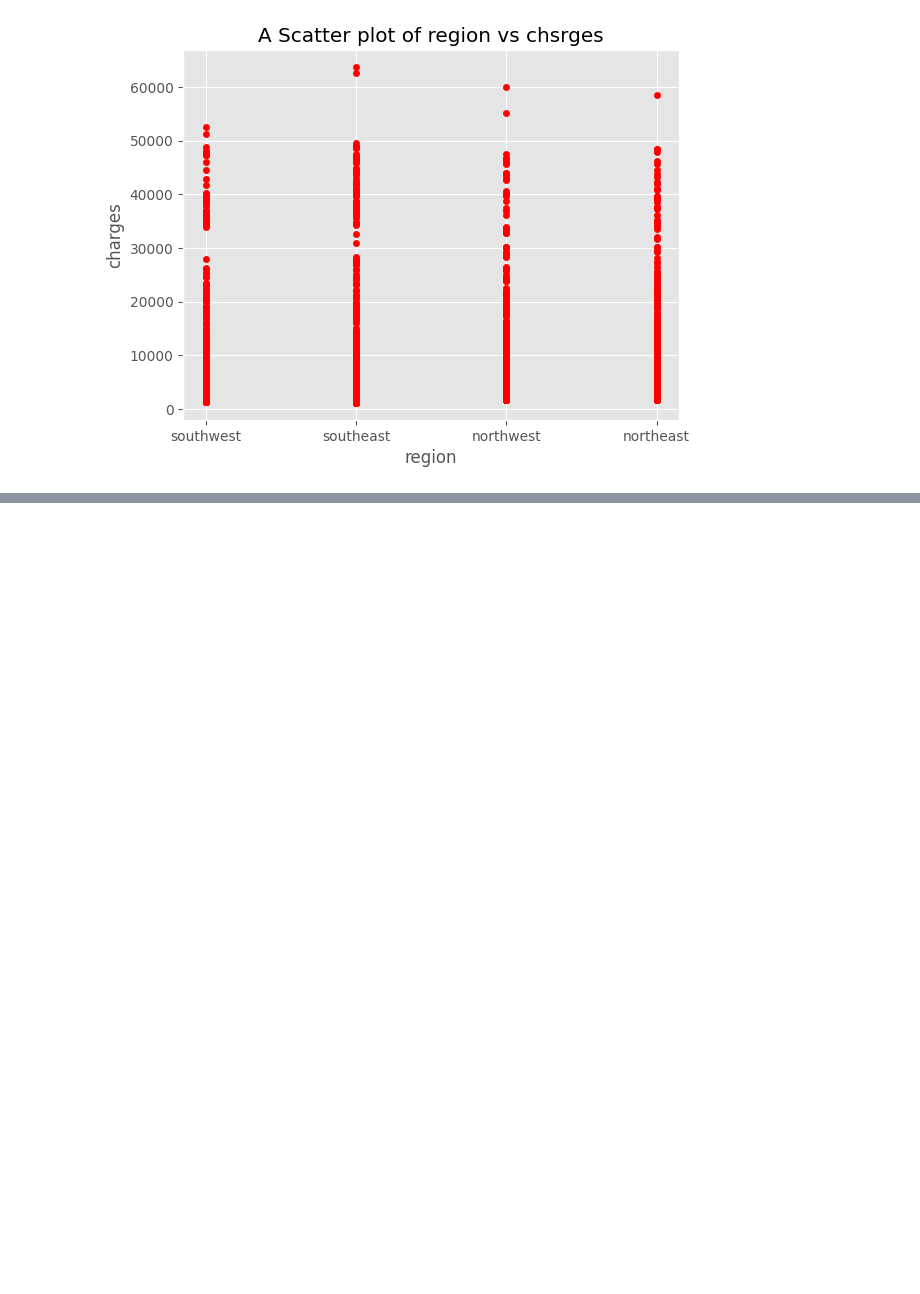
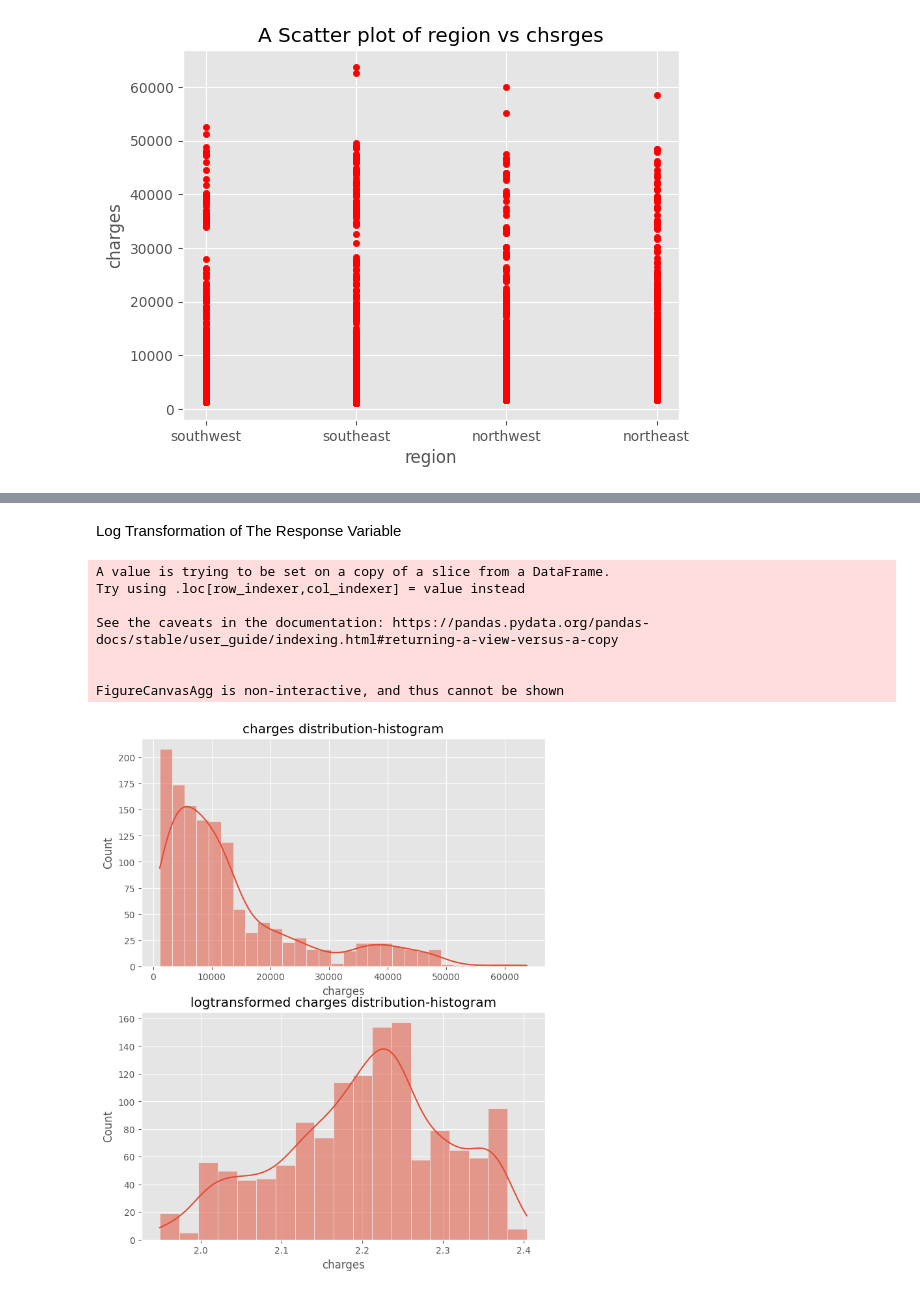
Before and after one commit to EdwinMwai/medical-cost-regression, a Jupyter notebook: pred-1.ipynb, the cells around one changed output, grey strips where cells are left out. Saved outputs shown, nothing was run; the diff lists cells and outputs as text; code cells hidden in the pictures; blank space fills up the shorter version.

```diff
--- a/pred-1.ipynb
+++ b/pred-1.ipynb
@@ -144,0 +213,10 @@ plt.show()
+# %%
+df_en = pd.get_dummies(data = df, prefix = 'ENC', prefix_sep='_',
+
+columns = ['sex','children', 'smoker', 'region'],
+
+drop_first =True,
+
+dtype='int8')
+
+df_en
@@ -144,0 +269,11 @@ plt.show()
+# %%
+# Keeping the most related colums and the categorical columns
+columns_to_keep = ['charges',
+                    'ENC_yes',
+                    'age',
+                    'bmi',
+                    'ENC_3',
+                    'ENC_2']
+# Drop columns not in the specified list
+df_enc = df_en[columns_to_keep]
+df_enc.head()
@@ -144,0 +287,21 @@ plt.show()
+# %% [markdown]
+Log Transformation of The Response Variable
+# %%
+fig, axs = plt.subplots(nrows=2, figsize=(8, 10))
+
+sns.histplot(df['charges'],ax=axs[0], kde=True).set(title='charges distribution-histogram')
+
+df_enc['charges'] = np.log(df_enc['charges'])
+
+sns.histplot(df_enc['charges'],ax=axs[1], kde=True).set(title='logtransformed charges distribution-histogram')
+
+fig.show()
+# %% [output]
+A value is trying to be set on a copy of a slice from a DataFrame.
+Try using .loc[row_indexer,col_indexer] = value instead
+
+See the caveats in the documentation: https://pandas.pydata.org/pandas-docs/stable/user_guide/indexing.html#returning-a-view-versus-a-copy
+
+
+FigureCanvasAgg is non-interactive, and thus cannot be shown
+[figure, added]
```
Also changed, not shown: parts of 30 cells of this notebook.
